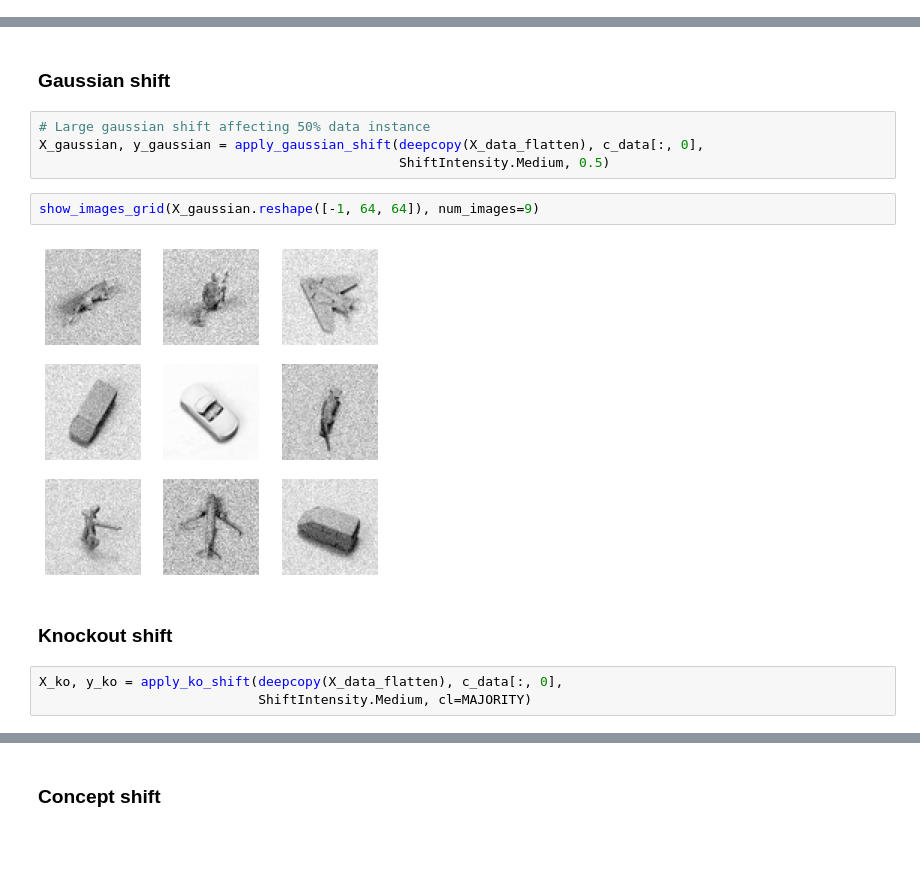
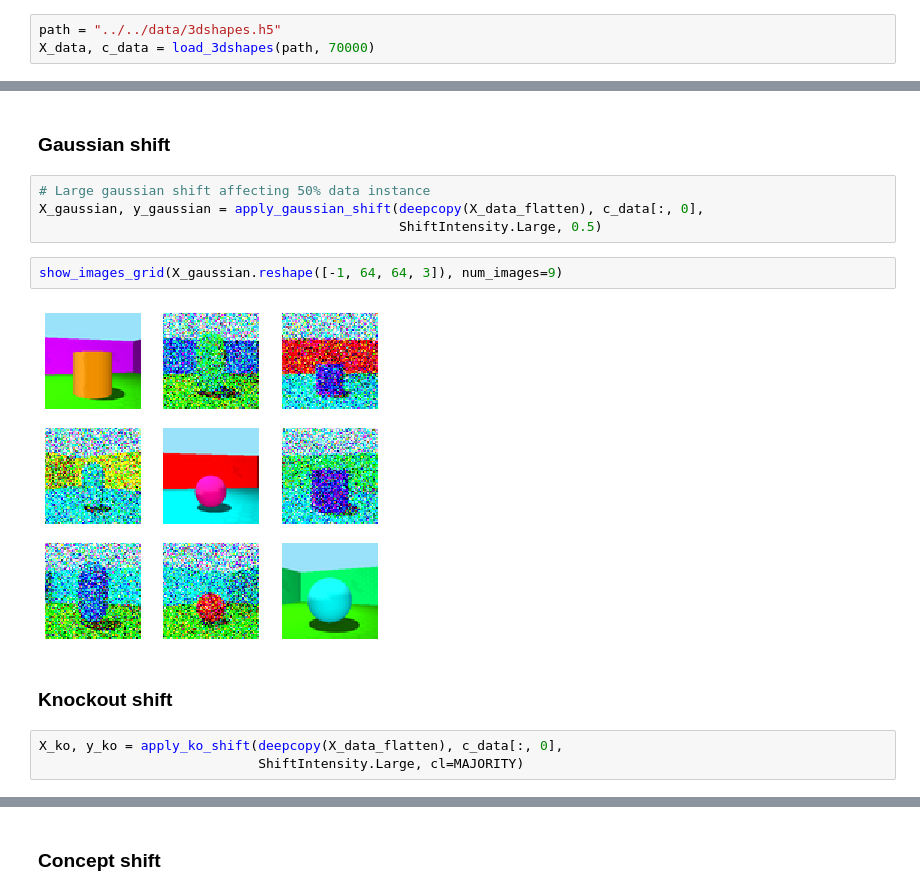
Before and after one commit to maleakhiw/explaining-dataset-shifts, a Jupyter notebook: experiments/3dshapes/data_exploration.ipynb, the cells around one changed output, grey strips where cells are left out. Cells and saved outputs as stored; diff of their text form; blank space fills up the shorter version.

```diff
--- a/experiments/3dshapes/data_exploration.ipynb
+++ b/experiments/3dshapes/data_exploration.ipynb
@@ -26,2 +22,5 @@ X_data, c_data = load_smallnorb(directory_path)
+# %%
+path = "../../data/3dshapes.h5"
+X_data, c_data = load_3dshapes(path, 70000)
 # %%
 # Select images
@@ -47,16 +46,16 @@ X_data_flatten = deepcopy(X_data.reshape(X_data.shape[0], -1))
 # %%
 # Large gaussian shift affecting 50% data instance
 X_gaussian, y_gaussian = apply_gaussian_shift(deepcopy(X_data_flatten), c_data[:, 0],
-                                              ShiftIntensity.Medium, 0.5)
+                                              ShiftIntensity.Large, 0.5)
 # %%
-show_images_grid(X_gaussian.reshape([-1, 64, 64]), num_images=9)
+show_images_grid(X_gaussian.reshape([-1, 64, 64, 3]), num_images=9)
 # %% [output]
-[figure, old version]
+[figure, new version]
 # %% [markdown]
 ### Knockout shift
 # %%
 X_ko, y_ko = apply_ko_shift(deepcopy(X_data_flatten), c_data[:, 0],
-                            ShiftIntensity.Medium, cl=MAJORITY)
+                            ShiftIntensity.Large, cl=MAJORITY)
 # %%
 pd.DataFrame(y_ko).value_counts()
 # %% [output]
```
Also changed, not shown: parts of 9 cells of this notebook.
